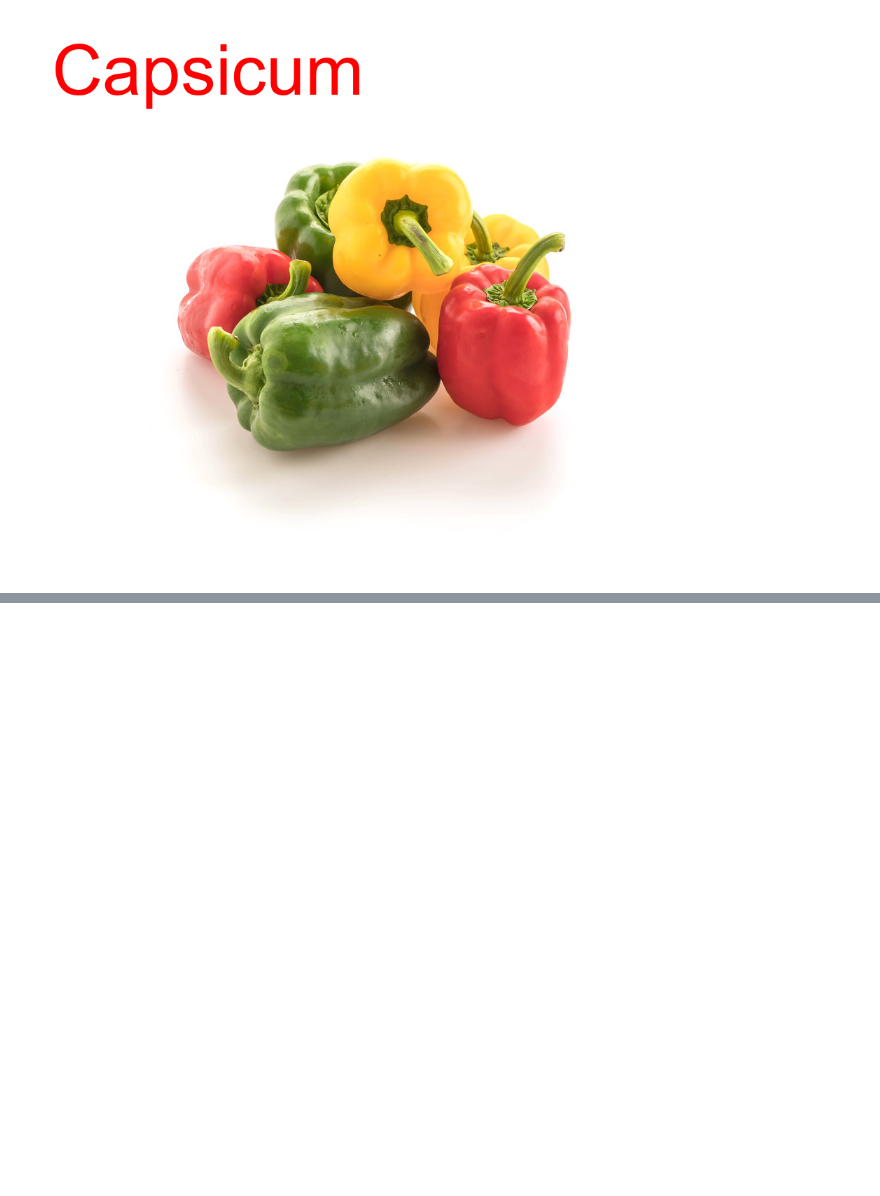
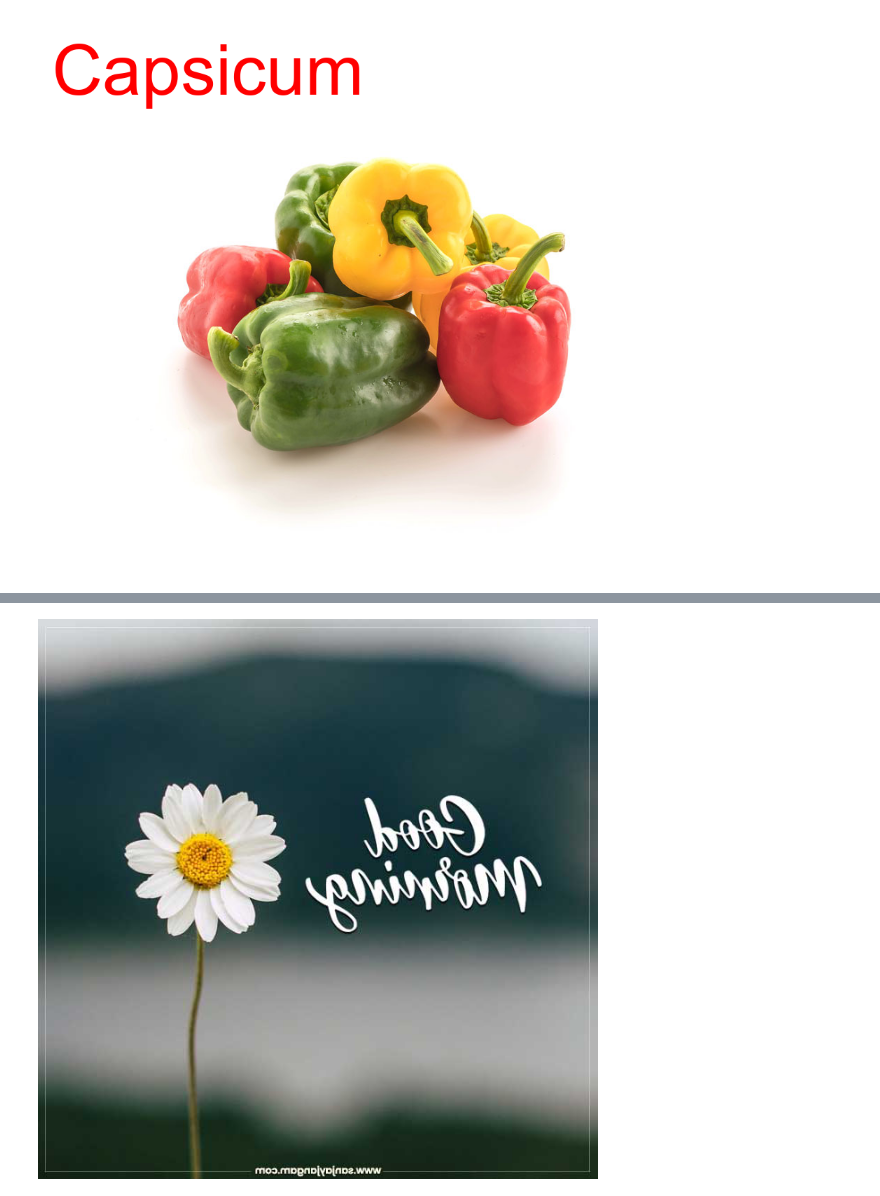
Before and after one commit to digipodium/DP-AUG-PYDS-630-MTTF, a Jupyter notebook: data analysis/image_processing.ipynb, the cells around one changed output, grey strips where cells are left out. Saved outputs shown, nothing was run; the diff lists cells and outputs as text; code cells hidden in the pictures; blank space fills up the shorter version.

```diff
--- a/data analysis/image_processing.ipynb
+++ b/data analysis/image_processing.ipynb
@@ -54,0 +63,7 @@ im2.show()
+# %%
+# IMAGE FLIP
+im1.transpose(Image.Transpose.FLIP_LEFT_RIGHT)
+# if u are getting error then use this
+# im1.transpose(Image.FLIP_LEFT_RIGHT)
+# %% [output]
+[figure, added]
```
Also changed, not shown: parts of 16 cells of this notebook, 16 other files.
